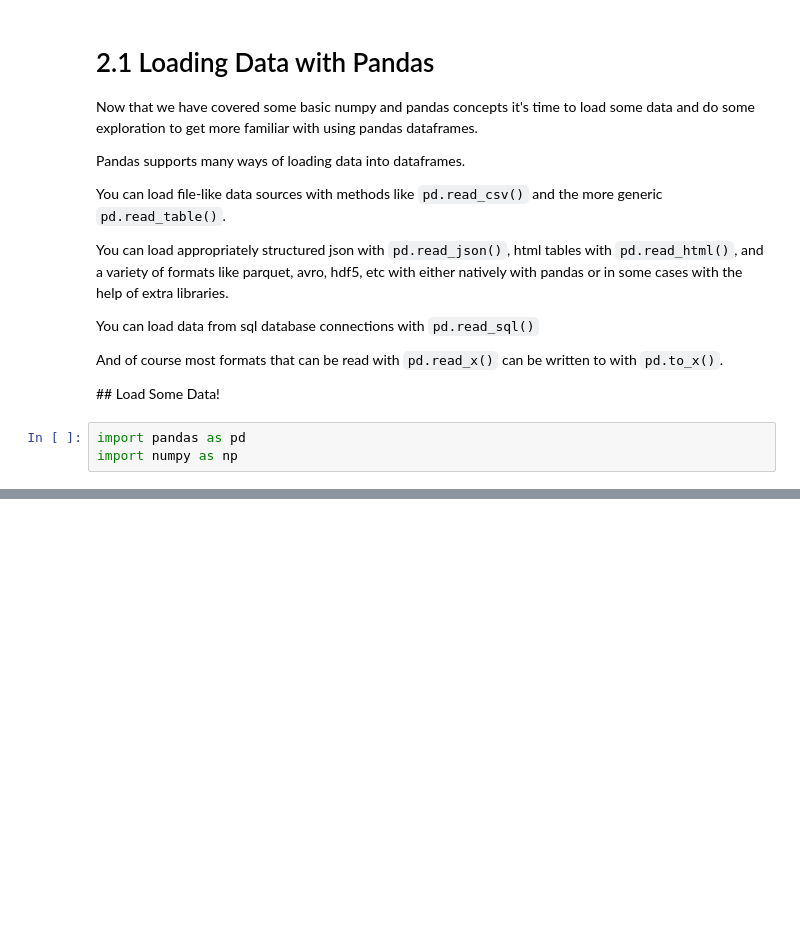
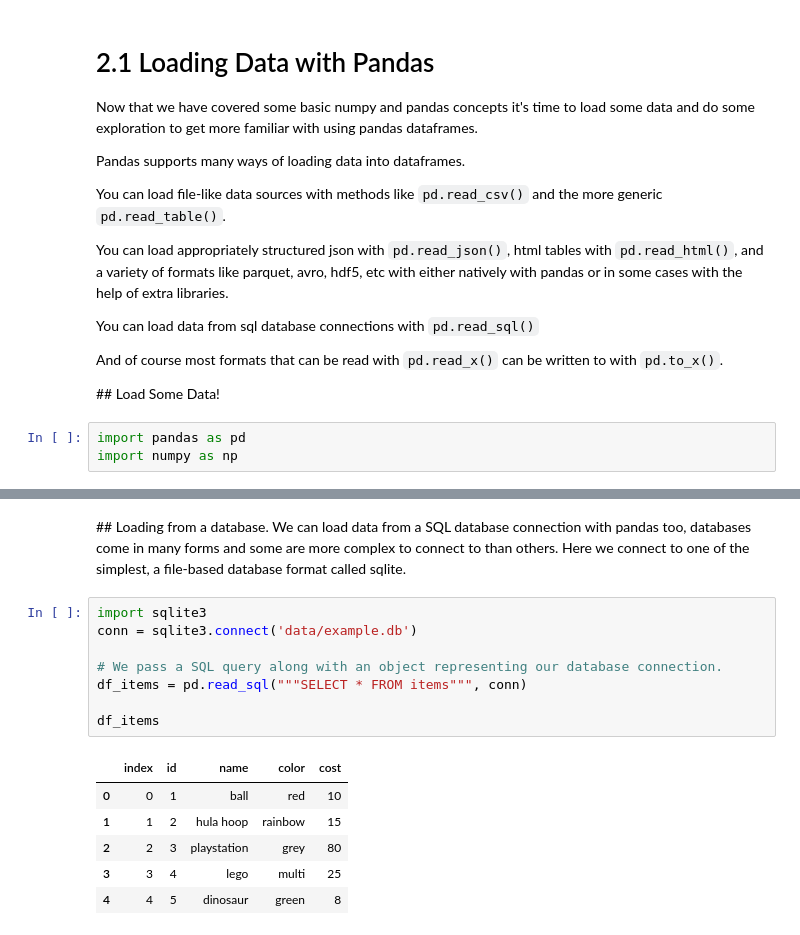
Before and after one commit to BenSimonds/jupyter-training, a Jupyter notebook: 2.1-loading-data.ipynb, the cells around one changed output, grey strips where cells are left out. Saved outputs shown, nothing was run; the diff lists cells and outputs as text; blank space fills up the shorter version.

Commit message:
Added some more examples and some content on modules and markdown in jupyter

```diff
--- a/2.1-loading-data.ipynb
+++ b/2.1-loading-data.ipynb
@@ -35,0 +86,18 @@ df_users
+# %% [markdown]
+## Loading from a database.
+We can load data from a SQL database connection with pandas too, databases come in many forms and some are more complex to connect to than others. Here we connect to one of the simplest, a file-based database format called sqlite.
+# %%
+import sqlite3
+conn = sqlite3.connect('data/example.db')
+
+# We pass a SQL query along with an object representing our database connection.
+df_items = pd.read_sql("""SELECT * FROM items""", conn)
+
+df_items
+# %% [output]
+|  | index | id | name | color | cost |
+| 0 | 0 | 1 | ball | red | 10 |
+| 1 | 1 | 2 | hula hoop | rainbow | 15 |
+| 2 | 2 | 3 | playstation | grey | 80 |
+| 3 | 3 | 4 | lego | multi | 25 |
+| 4 | 4 | 5 | dinosaur | green | 8 |
```
Also changed, not shown: parts of 7 cells of this notebook, 7 other files.
